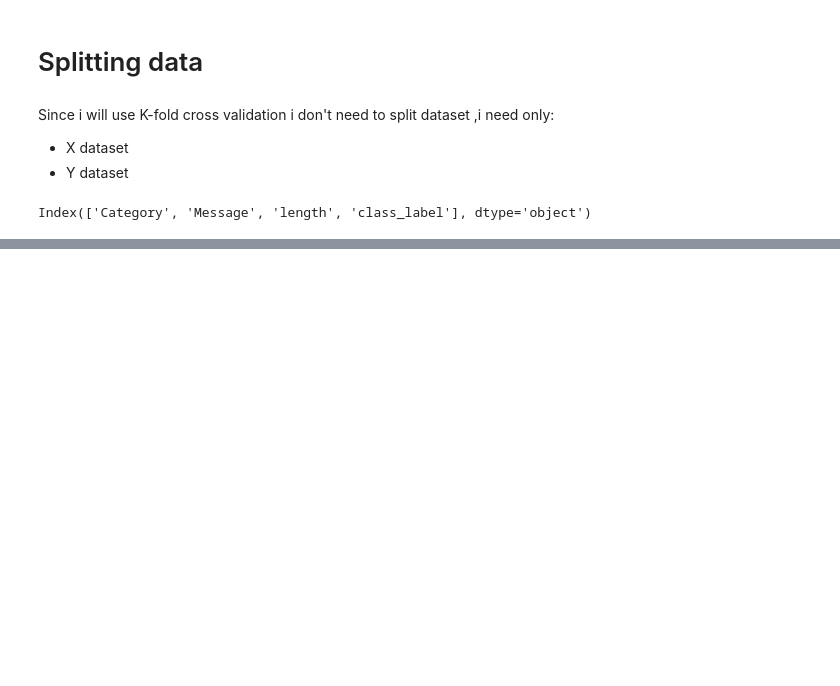
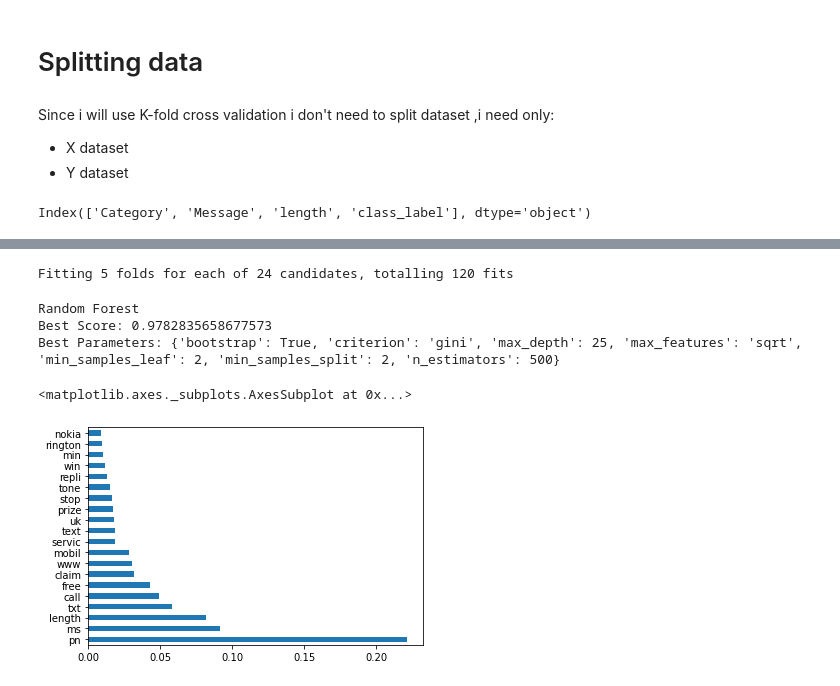
Before and after one commit to datascientist-hist/Spam_Messages_Classification, a Jupyter notebook: Spam_Messages_Classification.ipynb, the cells around one changed output, grey strips where cells are left out. Saved outputs shown, nothing was run; the diff lists cells and outputs as text; code cells hidden in the pictures; blank space fills up the shorter version.

```diff
--- a/Spam_Messages_Classification.ipynb
+++ b/Spam_Messages_Classification.ipynb
@@ -451,0 +409,28 @@ At this point before moving on we should choose the model to tune,i think since
+# %%
+rf = RandomForestClassifier(random_state = 1)
+param_grid =  {'n_estimators': [500],
+               'criterion':['gini','entropy'],
+                                  'bootstrap': [True],
+                                  'max_depth': [15, 20, 25],
+                                  'max_features': ['sqrt'],
+                                  'min_samples_leaf': [2,3],
+                                  'min_samples_split': [2,3]}
+
+clf_rf = GridSearchCV(rf, param_grid = param_grid, cv = 5, verbose = True, n_jobs = -1)
+best_clf_rf = clf_rf.fit(X,Y)
+# %% [output]
+Fitting 5 folds for each of 24 candidates, totalling 120 fits
+# %%
+clf_performance(best_clf_rf,'Random Forest')
+# %% [output]
+Random Forest
+Best Score: 0.9782835658677573
+Best Parameters: {'bootstrap': True, 'criterion': 'gini', 'max_depth': 25, 'max_features': 'sqrt', 'min_samples_leaf': 2, 'min_samples_split': 2, 'n_estimators': 500}
+# %%
+best_rf = best_clf_rf.best_estimator_.fit(X,Y)
+# %%
+feat_importances = pd.Series(best_rf.feature_importances_, index=X.columns)
+feat_importances.nlargest(20).plot(kind='barh')
+# %% [output]
+<matplotlib.axes._subplots.AxesSubplot at 0x...>
+[figure, added]
```
Also changed, not shown: parts of 70 cells of this notebook.
